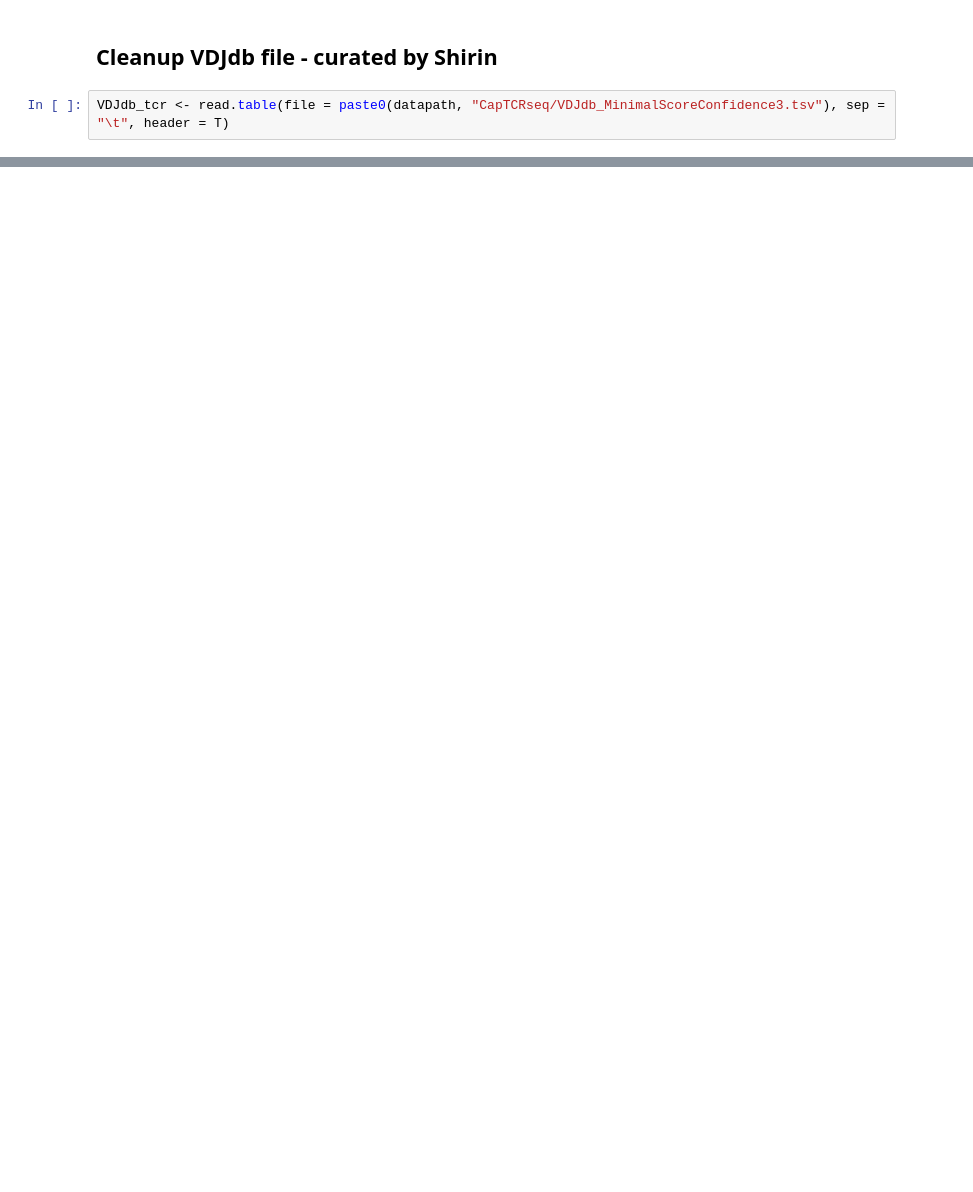
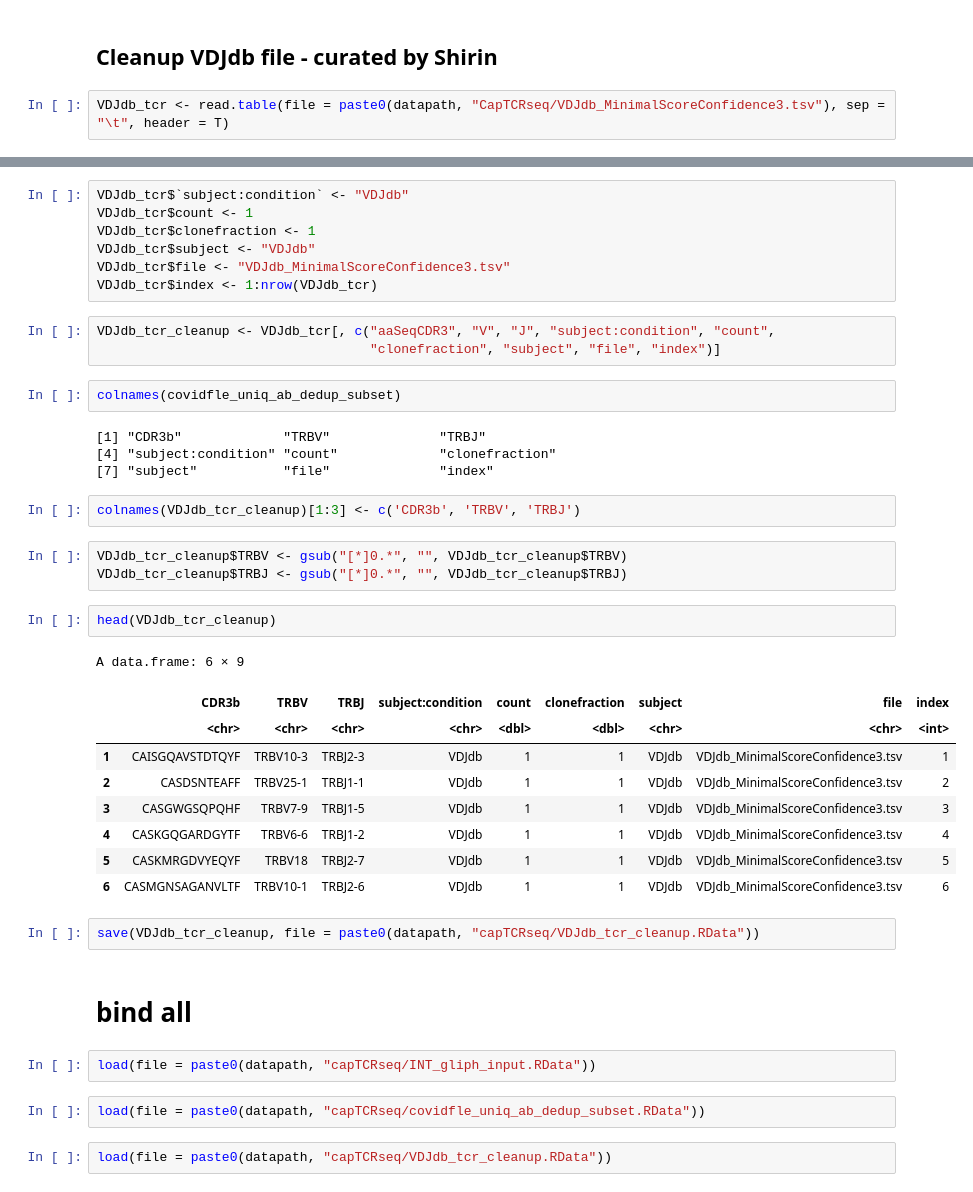
Before and after one commit to pughlab/ped_CapTCRseq, a Jupyter notebook: notebooks/000_GLIPH.ipynb, the cells around one changed output, grey strips where cells are left out. Cells and saved outputs as stored; diff of their text form; blank space fills up the shorter version.

```diff
--- a/notebooks/000_GLIPH.ipynb
+++ b/notebooks/000_GLIPH.ipynb
@@ -281,0 +279,43 @@ A data.frame: 6 × 12
+# %%
+VDJdb_tcr$`subject:condition` <- "VDJdb"
+VDJdb_tcr$count <- 1
+VDJdb_tcr$clonefraction <- 1
+VDJdb_tcr$subject <- "VDJdb"
+VDJdb_tcr$file <- "VDJdb_MinimalScoreConfidence3.tsv"
+VDJdb_tcr$index <- 1:nrow(VDJdb_tcr)
+# %%
+VDJdb_tcr_cleanup <- VDJdb_tcr[, c("aaSeqCDR3", "V", "J", "subject:condition", "count",
+                                   "clonefraction", "subject", "file", "index")]
+# %%
+colnames(covidfle_uniq_ab_dedup_subset)
+# %% [output]
+[1] "CDR3b"             "TRBV"              "TRBJ"
+[4] "subject:condition" "count"             "clonefraction"
+[7] "subject"           "file"              "index"
+# %%
+colnames(VDJdb_tcr_cleanup)[1:3] <- c('CDR3b', 'TRBV', 'TRBJ')
+# %%
+VDJdb_tcr_cleanup$TRBV <- gsub("[*]0.*", "", VDJdb_tcr_cleanup$TRBV)
+VDJdb_tcr_cleanup$TRBJ <- gsub("[*]0.*", "", VDJdb_tcr_cleanup$TRBJ)
+# %%
+head(VDJdb_tcr_cleanup)
+# %% [output]
+A data.frame: 6 × 9
+|  | CDR3b | TRBV | TRBJ | subject:condition | count | clonefraction | subject | file | index |
+|  | <chr> | <chr> | <chr> | <chr> | <dbl> | <dbl> | <chr> | <chr> | <int> |
+| 1 | CAISGQAVSTDTQYF | TRBV10-3 | TRBJ2-3 | VDJdb | 1 | 1 | VDJdb | VDJdb_MinimalScoreConfidence3.tsv | 1 |
+| 2 | CASDSNTEAFF | TRBV25-1 | TRBJ1-1 | VDJdb | 1 | 1 | VDJdb | VDJdb_MinimalScoreConfidence3.tsv | 2 |
+| 3 | CASGWGSQPQHF | TRBV7-9 | TRBJ1-5 | VDJdb | 1 | 1 | VDJdb | VDJdb_MinimalScoreConfidence3.tsv | 3 |
+| 4 | CASKGQGARDGYTF | TRBV6-6 | TRBJ1-2 | VDJdb | 1 | 1 | VDJdb | VDJdb_MinimalScoreConfidence3.tsv | 4 |
+| 5 | CASKMRGDVYEQYF | TRBV18 | TRBJ2-7 | VDJdb | 1 | 1 | VDJdb | VDJdb_MinimalScoreConfidence3.tsv | 5 |
+| 6 | CASMGNSAGANVLTF | TRBV10-1 | TRBJ2-6 | VDJdb | 1 | 1 | VDJdb | VDJdb_MinimalScoreConfidence3.tsv | 6 |
+# %%
+save(VDJdb_tcr_cleanup, file = paste0(datapath, "capTCRseq/VDJdb_tcr_cleanup.RData"))
+# %% [markdown]
+# bind all
+# %%
+load(file = paste0(datapath, "capTCRseq/INT_gliph_input.RData"))
+# %%
+load(file = paste0(datapath, "capTCRseq/covidfle_uniq_ab_dedup_subset.RData"))
+# %%
+load(file = paste0(datapath, "capTCRseq/VDJdb_tcr_cleanup.RData"))
```
Also changed, not shown: parts of 59 cells of this notebook.
